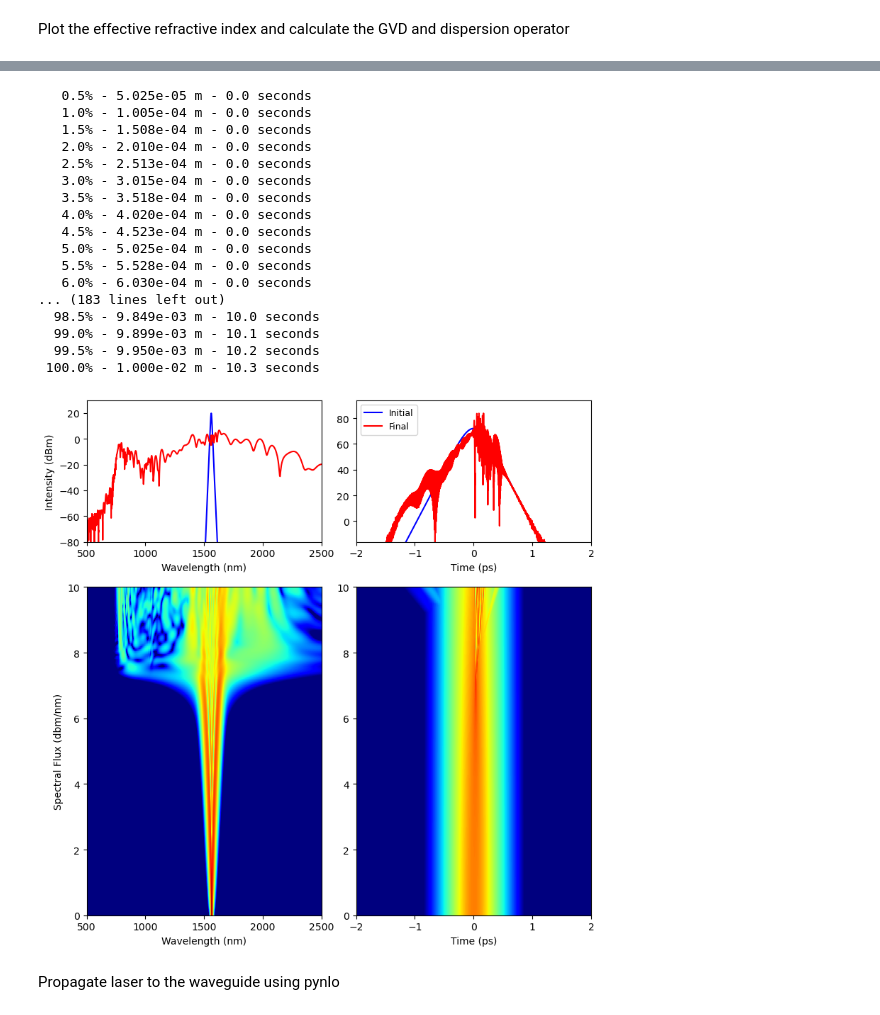
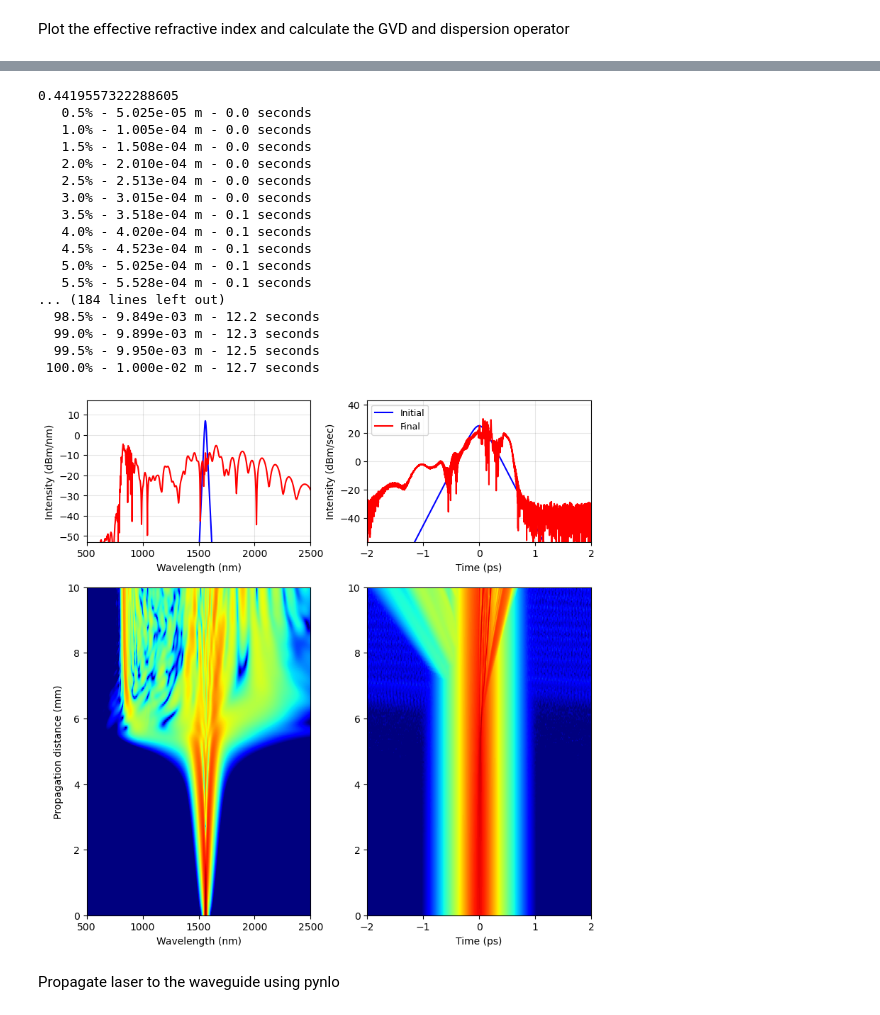
Before and after one commit to elizaleung830/SC-generation-stimulation, a Jupyter notebook: SCG_Stimulation/Benchmark/pynlo/Juanjuan 2019/code/Fig1n2.ipynb, the cells around one changed output, grey strips where cells are left out. Cells and saved outputs as stored; diff of their text form; code cells hidden in the pictures.

```diff
--- a/SCG_Stimulation/Benchmark/pynlo/Juanjuan 2019/code/Fig1n2.ipynb
+++ b/SCG_Stimulation/Benchmark/pynlo/Juanjuan 2019/code/Fig1n2.ipynb
@@ -193,9 +206,11 @@ import matplotlib.pyplot as plt
 import scipy
 import numpy as np
 import pandas as pd
+from scipy.interpolate import UnivariateSpline
+from scipy.constants import speed_of_light as c
 
 # pulse parameters
-FWHM = 200 * 1e-3 *1.76  # pulse duration (ps)
+FWHM = 200 * 1e-3  # pulse duration (ps)
 pulseWL = 1560  # pulse central wavelength (nm)
 length = 10 *1e-3
 
@@ -203,7 +218,7 @@ power = 4000  # W
 GDD = False  # Group delay dispersion (ps^2)
 TOD = False  # Third order dispersion (ps^3)
 FOD = False  # Fourth order dispersion
-
+rep_rate = 80 * 1e6 # rep rate in hz
 # simulation parameters
 Window = 4  # simulation window (ps)
 Steps = 200  # simulation steps
@@ -214,14 +229,14 @@ Raman = False  # Enable Raman effect?
 Steep = True  # Enable self steepening?
 
 ray = "o"
-bottom_width = 2 # um
+top_width = 1.75  # um
 box_height = 5
 triangle_height = 0.6
 # ----------- Build Waveguide -----------
 n2 = 1e-19  # m^2/W n2 is the nonlinear refractive index at the center
 Alpha = 0.16  # loss (dB/cm)
 
-data = np.load(f"data_h_{triangle_height}_w_{bottom_width}_{ray}.npz")
+data = np.load(f"data_h_{triangle_height}_w_{top_width}_{ray}.npz")
 wls = data['wls']
 neff_list = data['neff_list_te']
 aeff_list = data['aeff_list_te']
@@ -233,52 +248,49 @@ def disp_function(z=0):  # provide effective index to the NLSE
 
 # Calculate Gamma
 def gamma_function(pump_wl):  # provide the nonlinearity at the pump to the NLSE
     aeff_interp = scipy.interpolate.interp1d(wls, aeff_list)
     gamma = 2 * np.pi * n2 / (pump_wl * 1e-9 * aeff_interp(pump_wl) * 1e-12)
     return gamma
-
+print(gamma_function(pulseWL))
 
 # create the pulse:
 p = lf.Pulse(pulse_type='sech', fwhm_ps=FWHM, center_wavelength_nm=pulseWL,
-             time_window_ps=Window, power_is_avg=False, wav=wls, power=power, RI=neff_list, GDD=GDD, TOD=TOD, FOD=FOD,
+             time_window_ps=Window, power_is_avg=False, power=power, GDD=GDD, TOD=TOD, FOD=FOD,
              npts=Points)
-
+p.add_noise()
 # create the waveguide
 f = lf.Fiber(length, center_wl_nm=pulseWL, dispersion_format='GVD',
              gamma_W_m=gamma_function(pulseWL), loss_dB_per_m=Alpha * 100)
 
 f.set_dispersion_function(disp_function, dispersion_format='n')
 
 # propagate the pulse using the NLSE
 results = lf.NLSE(p, f, raman=Raman, shock=Steep, nsaves=Steps, rtol=rtol,
                   atol=atol, print_status=True)
 ###
+fig, axes = results.plot(wavelength=True, show=False, tlim=(-2, 2), flim=(500, 2500), units="dBm/nm", rep_rate = rep_rate )
 
-
-fig, axes = results.plot(wavelength=True, show=False, tlim=(-2, 2), flim=(0, 6000))
-
-axes[1][0].set_xlim(500, 2500)
 plt.set_cmap('jet')
 plt.show()
 # %% [output]
+0.4419557322288605
    0.5% - 5.025e-05 m - 0.0 seconds
    1.0% - 1.005e-04 m - 0.0 seconds
    1.5% - 1.508e-04 m - 0.0 seconds
    2.0% - 2.010e-04 m - 0.0 seconds
    2.5% - 2.513e-04 m - 0.0 seconds
    3.0% - 3.015e-04 m - 0.0 seconds
-   3.5% - 3.518e-04 m - 0.0 seconds
-   4.0% - 4.020e-04 m - 0.0 seconds
-   4.5% - 4.523e-04 m - 0.0 seconds
-   5.0% - 5.025e-04 m - 0.0 seconds
-   5.5% - 5.528e-04 m - 0.0 seconds
-   6.0% - 6.030e-04 m - 0.0 seconds
-... (183 lines left out)
-  98.5% - 9.849e-03 m - 10.0 seconds
-  99.0% - 9.899e-03 m - 10.1 seconds
-  99.5% - 9.950e-03 m - 10.2 seconds
- 100.0% - 1.000e-02 m - 10.3 seconds
+   3.5% - 3.518e-04 m - 0.1 seconds
+   4.0% - 4.020e-04 m - 0.1 seconds
+   4.5% - 4.523e-04 m - 0.1 seconds
+   5.0% - 5.025e-04 m - 0.1 seconds
+   5.5% - 5.528e-04 m - 0.1 seconds
+... (184 lines left out)
+  98.5% - 9.849e-03 m - 12.2 seconds
+  99.0% - 9.899e-03 m - 12.3 seconds
+  99.5% - 9.950e-03 m - 12.5 seconds
+ 100.0% - 1.000e-02 m - 12.7 seconds
-[figure, old version]
+[figure, new version]
 # %% [markdown]
 Propagate laser to the waveguide using pynlo
 # %%
```
Also changed, not shown: parts of 1 cell of this notebook, 16 other files.
